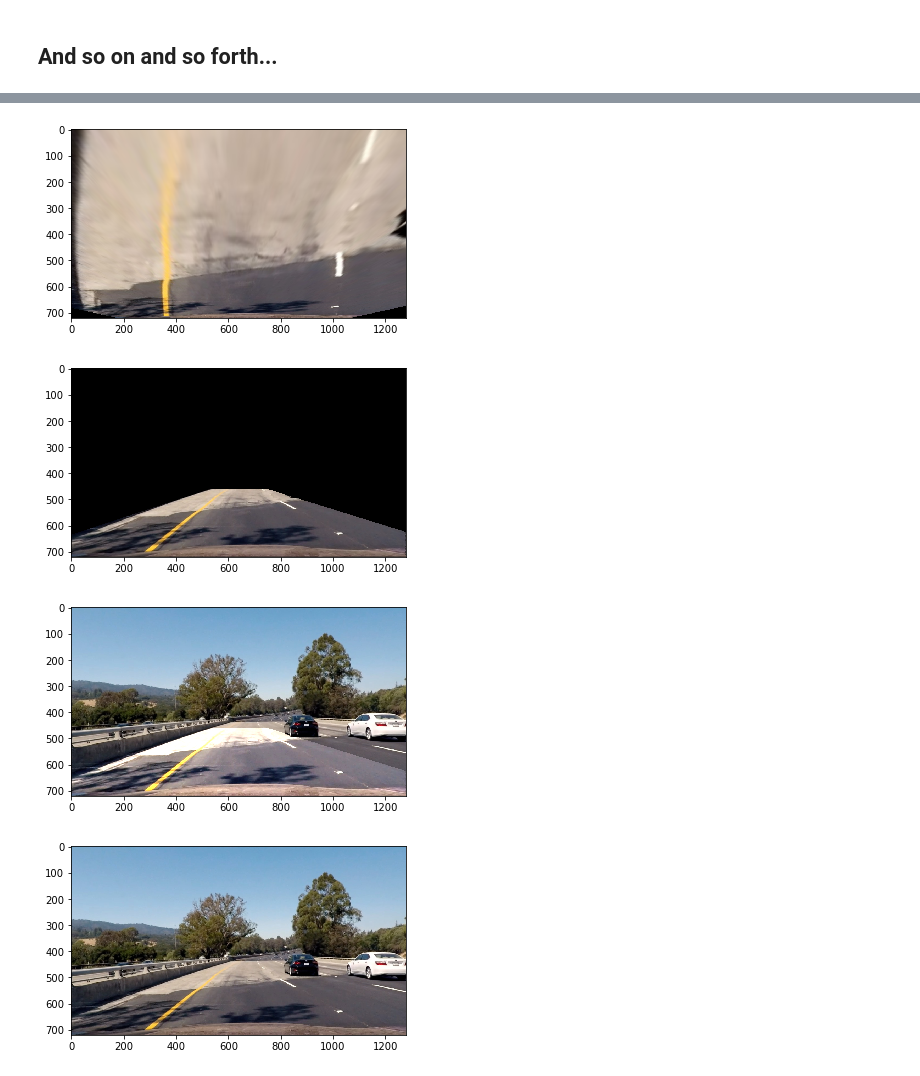
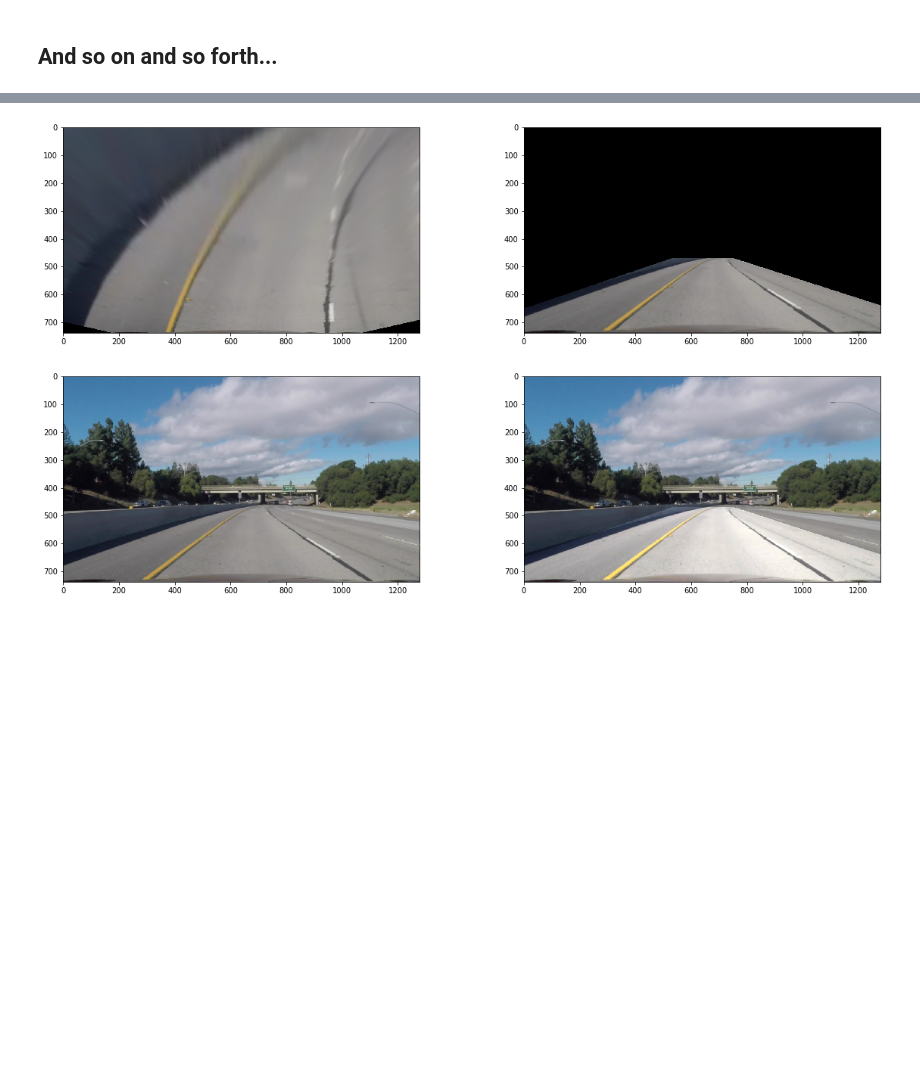
Before and after one commit to jocmom/CarND-Advanced-Lane-Lines, a Jupyter notebook: P4.ipynb, the cells around one changed output, grey strips where cells are left out. Cells and saved outputs as stored; diff of their text form; code cells hidden in the pictures; blank space fills up the shorter version.

Commit message:
Tried pipeline on challenge video

```diff
--- a/P4.ipynb
+++ b/P4.ipynb
@@ -71,7 +71,9 @@ imgpoints = [] # 2d points in image plane.
 # Make a list of calibration images
 cal_files = glob.glob('./camera_cal/calibration*.jpg')
 # Make a list of test images
-test_files = glob.glob('./test_images/*.jpg')
+#test_files = glob.glob('./test_images/*.jpg')
+# Make a list of challenge images
+test_files = glob.glob('./challenge_images/*.jpg')
 
 corner_images = []
 
@@ -123,49 +125,41 @@ plot_compare_images(cal_distorted_images[0:1], cal_images[0:1])
 # %%
-def get_pespective(img):
+def get_perspective_matrices(img):
     '''
     '''
     # Grab the image shape
     img_size = (img.shape[1], img.shape[0])
     src = np.float32(
         [[(img_size[0] / 2) - 55, img_size[1] / 2 + 100],
         [((img_size[0] / 6) - 10), img_size[1]],
         [(img_size[0] * 5 / 6) + 60, img_size[1]],
         [(img_size[0] / 2 + 55), img_size[1] / 2 + 100]])
     dst = np.float32(
         [[(img_size[0] / 4), 0],
         [(img_size[0] / 4), img_size[1]],
         [(img_size[0] * 3 / 4), img_size[1]],
         [(img_size[0] * 3 / 4), 0]])
 
     # Given src and dst points, calculate the perspective transform matrix
     M = cv2.getPerspectiveTransform(src, dst)
     Minv = cv2.getPerspectiveTransform(dst,src)
 
     # Return the resulting matrix and inverse
     return M, Minv
 
 def warp(img, img_size, M):
     # Warp the image using OpenCV warpPerspective()
     return cv2.warpPerspective(img, M, img_size)
 
 img_size = (test_images[0].shape[1], test_images[0].shape[0])
-M, Minv = get_pespective(test_images[0])
+M, Minv = get_perspective_matrices(test_images[0])
 warped_img = warp(test_images[0], img_size, M)
 unwarped_img = warp(warped_img, img_size, Minv)
-plt.imshow(warped_img)
-plt.show()
-plt.imshow(unwarped_img)
-plt.show()
+plot_compare_images([warped_img], [unwarped_img])
 result = cv2.addWeighted(test_images[0], 1, unwarped_img, 0.5, 0)
-plt.imshow(result)
-plt.show()
-plt.imshow(test_images[0])
-plt.show()
+plot_compare_images([test_images[0]], [result])
 # %% [output]
-[figure, old version]
+[figure, new version]
-[figure, old version]
+[figure, new version]
-[figure, removed]
-[figure, removed]
 # %%
 test_warped = [warp(img, img_size, M) for img in test_images]
 # %%
```
Also changed, not shown: parts of 16 cells of this notebook, 1 other file.
